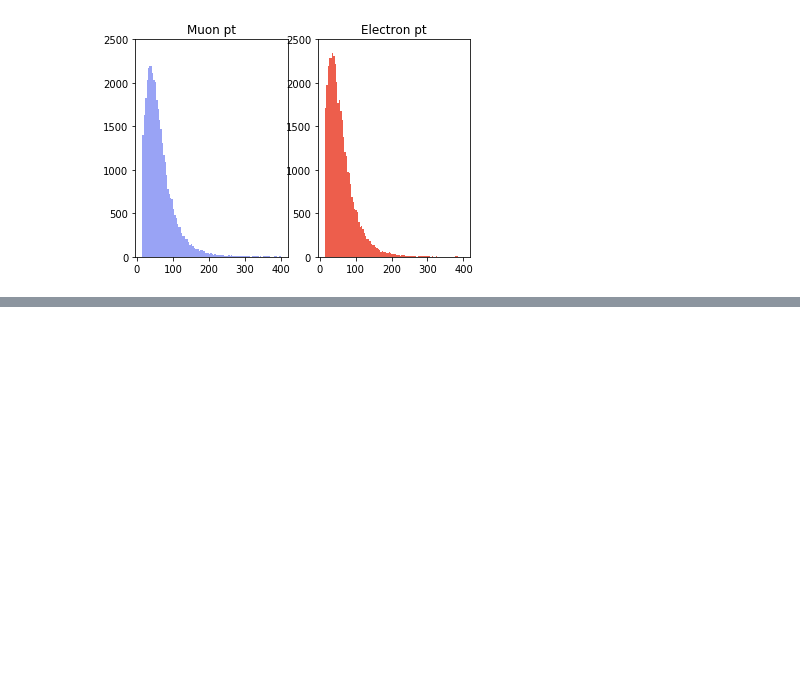
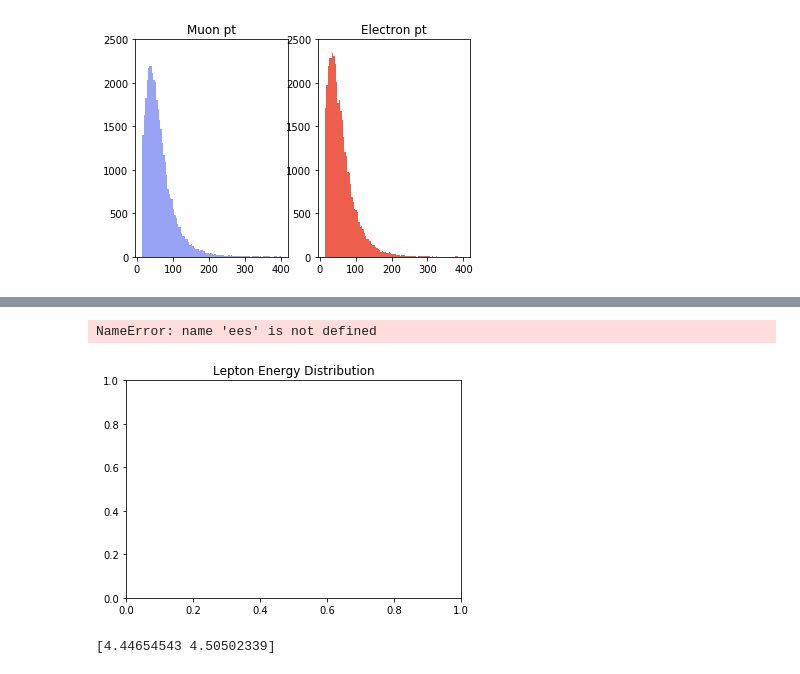
Before and after one commit to btannenw/CMS_machineLearning, a Jupyter notebook: leptonIdentificationNN/PlottingLeptonFeatures.ipynb, the cells around one changed output, grey strips where cells are left out. Drawn from its saved outputs; the diff is of its cells as text; code cells hidden in the pictures; blank space fills up the shorter version.

```diff
--- a/leptonIdentificationNN/PlottingLeptonFeatures.ipynb
+++ b/leptonIdentificationNN/PlottingLeptonFeatures.ipynb
@@ -337,0 +240,11 @@ plt.ylim(0, 0.016)
+# %%
+# phase 3 plot
+plt.title("Lepton Energy Distribution")
+plt.hist(ees, label="Electrons", color=ec, density=1, bins=100)
+plt.hist(mes, label="Muons", color=mc, density=1, bins=100)
+plt.ylim(0, 0.016)
+plt.legend()
+savefig(leptEDist.png)
+# %% [output]
+NameError: name 'ees' is not defined
+[figure, added]
@@ -337,0 +265,4 @@ plt.ylim(0, 0.016)
+# %%
+print(e2s[0])
+# %% [output]
+[4.44654543 4.50502339]
```
Also changed, not shown: parts of 22 cells of this notebook, 7 other files.
